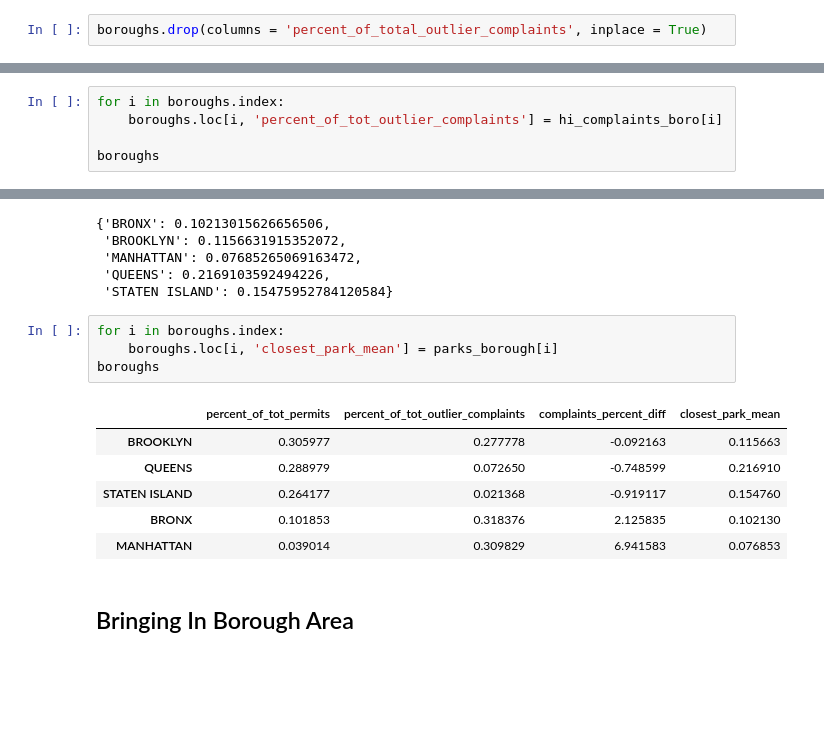
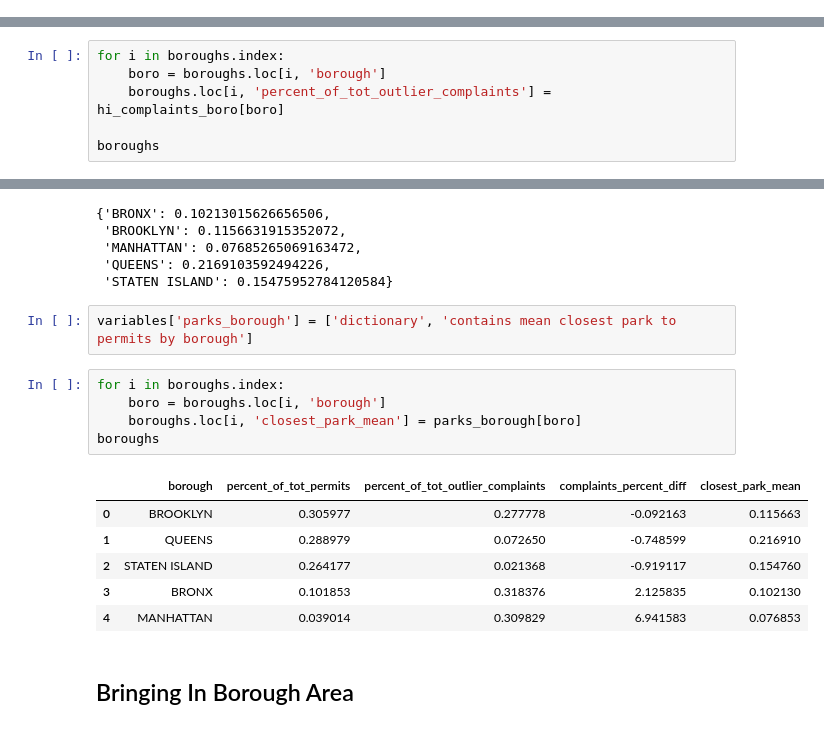
Before and after one commit to lmdunn/nycpermits, a Jupyter notebook: 03_eda.ipynb, the cells around one changed output, grey strips where cells are left out. Saved outputs shown, nothing was run; the diff lists cells and outputs as text; blank space fills up the shorter version.

Commit message:
revised first part of EDA, through the analysis of parks.

```diff
--- a/03_eda.ipynb
+++ b/03_eda.ipynb
@@ -212,2 +226,0 @@ boroughs.shape
-# %%
-boroughs.drop(columns = 'percent_of_total_outlier_complaints', inplace = True)
@@ -214,6 +241,7 @@ boroughs.drop(columns = 'percent_of_total_outlier_complaints', inplace = True)
 # %%
 for i in boroughs.index:
-    boroughs.loc[i, 'percent_of_tot_outlier_complaints'] = hi_complaints_boro[i]
+    boro = boroughs.loc[i, 'borough']
+    boroughs.loc[i, 'percent_of_tot_outlier_complaints'] = hi_complaints_boro[boro]
 
 boroughs
 # %% [output]
@@ -276,17 +306,20 @@ parks_borough
  'MANHATTAN': 0.07685265069163472,
  'QUEENS': 0.2169103592494226,
  'STATEN ISLAND': 0.15475952784120584}
+# %%
+variables['parks_borough'] = ['dictionary', 'contains mean closest park to permits by borough']
 # %%
 for i in boroughs.index:
-    boroughs.loc[i, 'closest_park_mean'] = parks_borough[i]
+    boro = boroughs.loc[i, 'borough']
+    boroughs.loc[i, 'closest_park_mean'] = parks_borough[boro]
 boroughs
 # %% [output]
-|  | percent_of_tot_permits | percent_of_tot_outlier_complaints | complaints_percent_diff | closest_park_mean |
-| BROOKLYN | 0.305977 | 0.277778 | -0.092163 | 0.115663 |
-| QUEENS | 0.288979 | 0.072650 | -0.748599 | 0.216910 |
-| STATEN ISLAND | 0.264177 | 0.021368 | -0.919117 | 0.154760 |
-| BRONX | 0.101853 | 0.318376 | 2.125835 | 0.102130 |
-| MANHATTAN | 0.039014 | 0.309829 | 6.941583 | 0.076853 |
+|  | borough | percent_of_tot_permits | percent_of_tot_outlier_complaints | complaints_percent_diff | closest_park_mean |
+| 0 | BROOKLYN | 0.305977 | 0.277778 | -0.092163 | 0.115663 |
+| 1 | QUEENS | 0.288979 | 0.072650 | -0.748599 | 0.216910 |
+| 2 | STATEN ISLAND | 0.264177 | 0.021368 | -0.919117 | 0.154760 |
+| 3 | BRONX | 0.101853 | 0.318376 | 2.125835 | 0.102130 |
+| 4 | MANHATTAN | 0.039014 | 0.309829 | 6.941583 | 0.076853 |
 # %% [markdown]
 ## Bringing In Borough Area
 # %%
```
Also changed, not shown: parts of 161 cells of this notebook, 10 other files.
